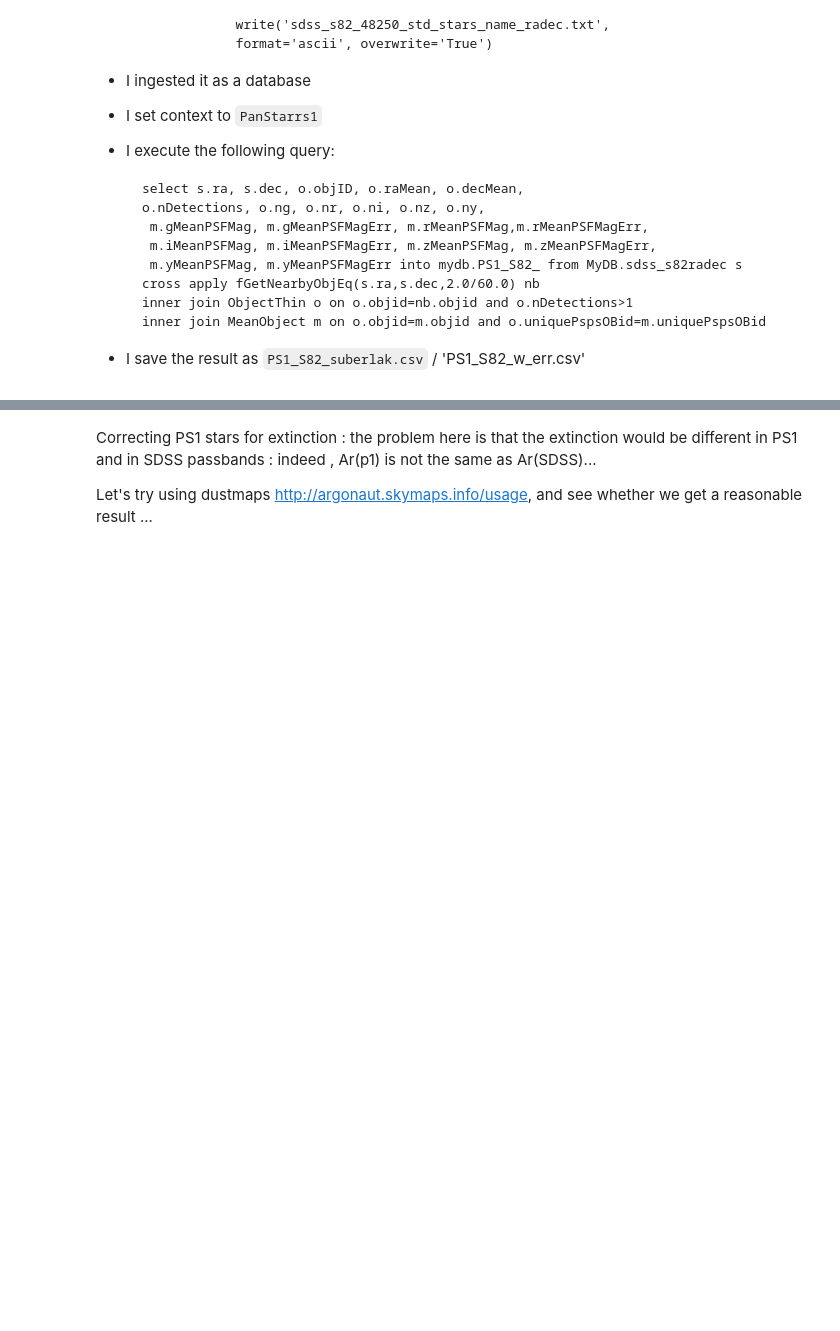
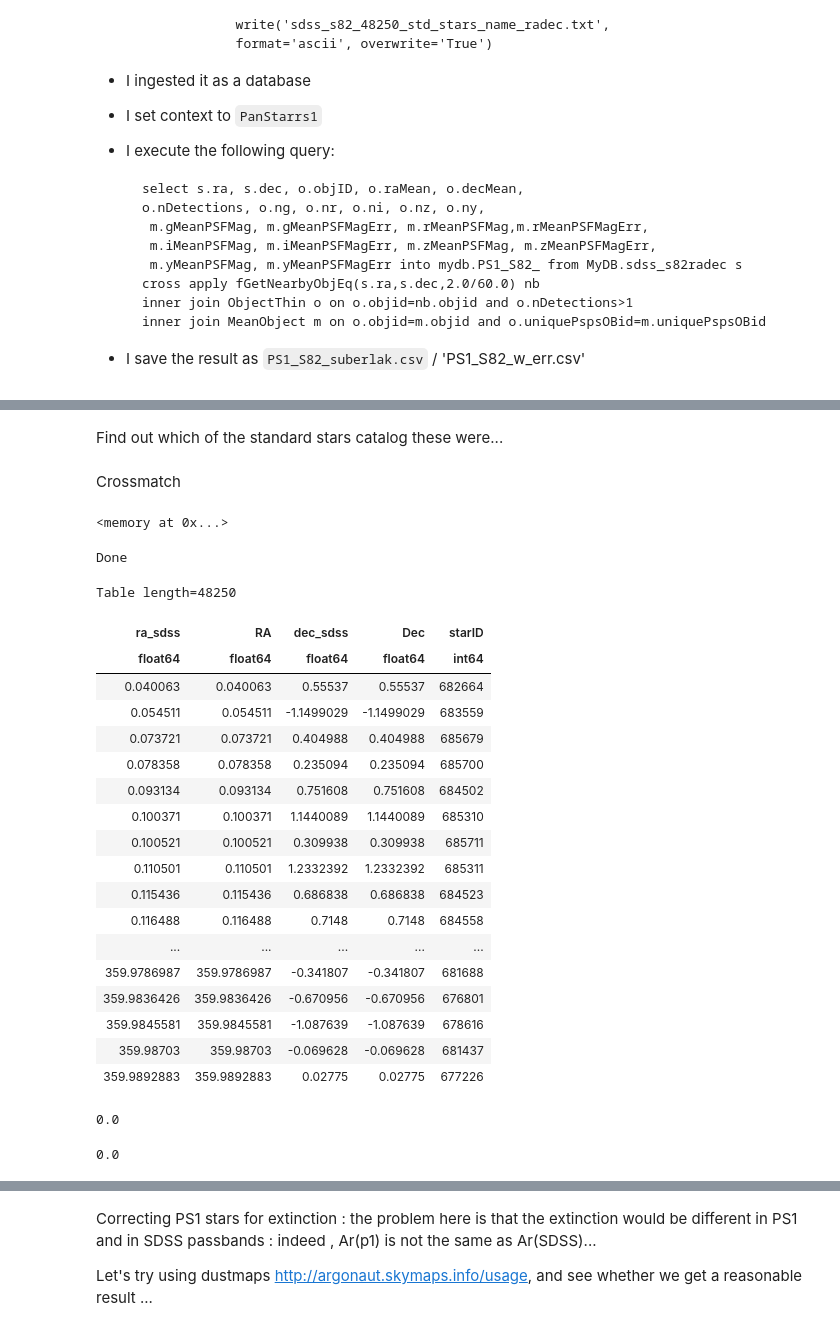
Before and after one commit to suberlak/PS1_SDSS_CRTS, a Jupyter notebook: code/AC_SDSS-PS1_offsets.ipynb, the cells around one changed output, grey strips where cells are left out. Drawn from its saved outputs; the diff is of its cells as text; code cells hidden in the pictures; blank space fills up the shorter version.

```diff
--- a/code/AC_SDSS-PS1_offsets.ipynb
+++ b/code/AC_SDSS-PS1_offsets.ipynb
@@ -105,0 +110,2 @@ sdss_ps1 = hstack([sdss, ps1_stars[idx] ])
+# %% [markdown]
+Find out which of the standard stars catalog these were...
@@ -105,0 +128,52 @@ sdss_ps1 = hstack([sdss, ps1_stars[idx] ])
+# %% [markdown]
+Crossmatch
+# %%
+sdss_ps1['ra_sdss'].data.data
+# %% [output]
+<memory at 0x...>
+# %%
+s82_coords = SkyCoord(ra=s82['RA'].data*u.degree,
+                     dec= s82['Dec'].data*u.degree)
+sdss_ps1_coords = SkyCoord(ra=sdss_ps1['ra_sdss'].data*u.degree,
+                           dec=sdss_ps1['dec_sdss'].data*u.degree)
+
+# match SDSS-PS1 to S82 , because SDSS-PS1 has 48250 rows, and S82 catalog 1 mln +
+idx, sep2d, dist3d = sdss_ps1_coords.match_to_catalog_sky(s82_coords)
+
+sdss_ps1['d2d_s82']=sep2d.value*3600
+
+sdss_ps1 = hstack([sdss_ps1, s82[['starID', 'RA', 'Dec']][idx] ])
+
+print('Done')
+# %% [output]
+Done
+# %%
+sdss_ps1[['ra_sdss', 'RA', 'dec_sdss', 'Dec', 'starID']]
+# %% [output]
+Table length=48250
+| ra_sdss | RA | dec_sdss | Dec | starID |
+| float64 | float64 | float64 | float64 | int64 |
+| 0.040063 | 0.040063 | 0.55537 | 0.55537 | 682664 |
+| 0.054511 | 0.054511 | -1.1499029 | -1.1499029 | 683559 |
+| 0.073721 | 0.073721 | 0.404988 | 0.404988 | 685679 |
+| 0.078358 | 0.078358 | 0.235094 | 0.235094 | 685700 |
+| 0.093134 | 0.093134 | 0.751608 | 0.751608 | 684502 |
+| 0.100371 | 0.100371 | 1.1440089 | 1.1440089 | 685310 |
+| 0.100521 | 0.100521 | 0.309938 | 0.309938 | 685711 |
+| 0.110501 | 0.110501 | 1.2332392 | 1.2332392 | 685311 |
+| 0.115436 | 0.115436 | 0.686838 | 0.686838 | 684523 |
+| 0.116488 | 0.116488 | 0.7148 | 0.7148 | 684558 |
+| ... | ... | ... | ... | ... |
+| 359.9786987 | 359.9786987 | -0.341807 | -0.341807 | 681688 |
+| 359.9836426 | 359.9836426 | -0.670956 | -0.670956 | 676801 |
+| 359.9845581 | 359.9845581 | -1.087639 | -1.087639 | 678616 |
+| 359.98703 | 359.98703 | -0.069628 | -0.069628 | 681437 |
+| 359.9892883 | 359.9892883 | 0.02775 | 0.02775 | 677226 |
+# %%
+np.sum(sdss_ps1['ra_sdss'] -sdss_ps1['RA'])
+# %% [output]
+0.0
+# %%
+np.sum(sdss_ps1['dec_sdss'] -sdss_ps1['Dec'])
+# %% [output]
+0.0
```
Also changed, not shown: parts of 17 cells of this notebook, 2 other files.
